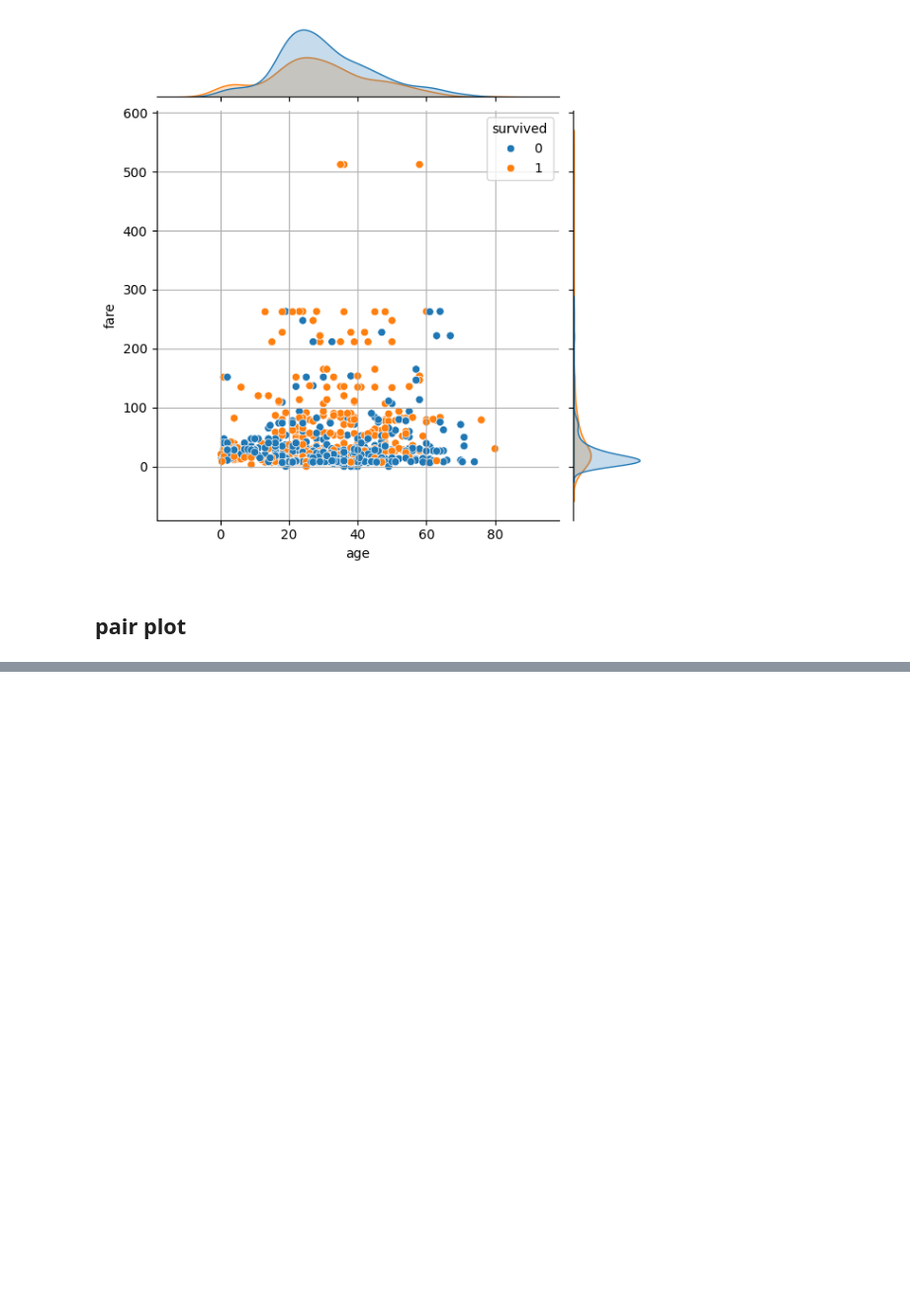
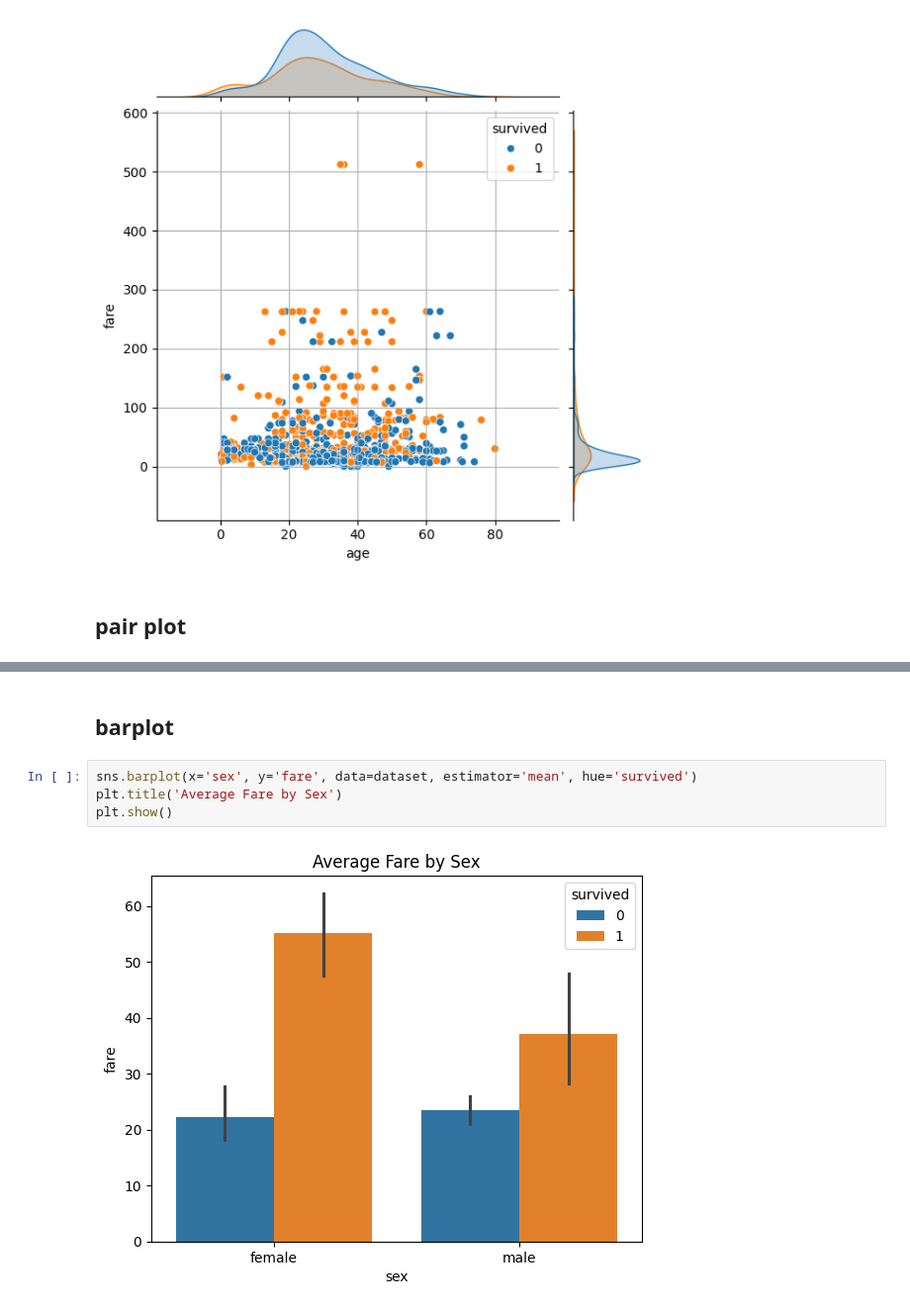
Before and after one commit to bvkiran8058/Data-Science-with-GenAI, a Jupyter notebook: Visualisation/seaborn.ipynb, the cells around one changed output, grey strips where cells are left out. Shown: that part at 99% size. Cells and saved outputs as stored; diff of their text form; blank space fills up the shorter version.

```diff
--- a/Visualisation/seaborn.ipynb
+++ b/Visualisation/seaborn.ipynb
@@ -32,0 +40,8 @@ plt.show()
+# %% [markdown]
+## barplot
+# %%
+sns.barplot(x='sex', y='fare', data=dataset, estimator='mean', hue='survived')
+plt.title('Average Fare by Sex')
+plt.show()
+# %% [output]
+[figure, added]
```
Also changed, not shown: parts of 9 cells of this notebook.
